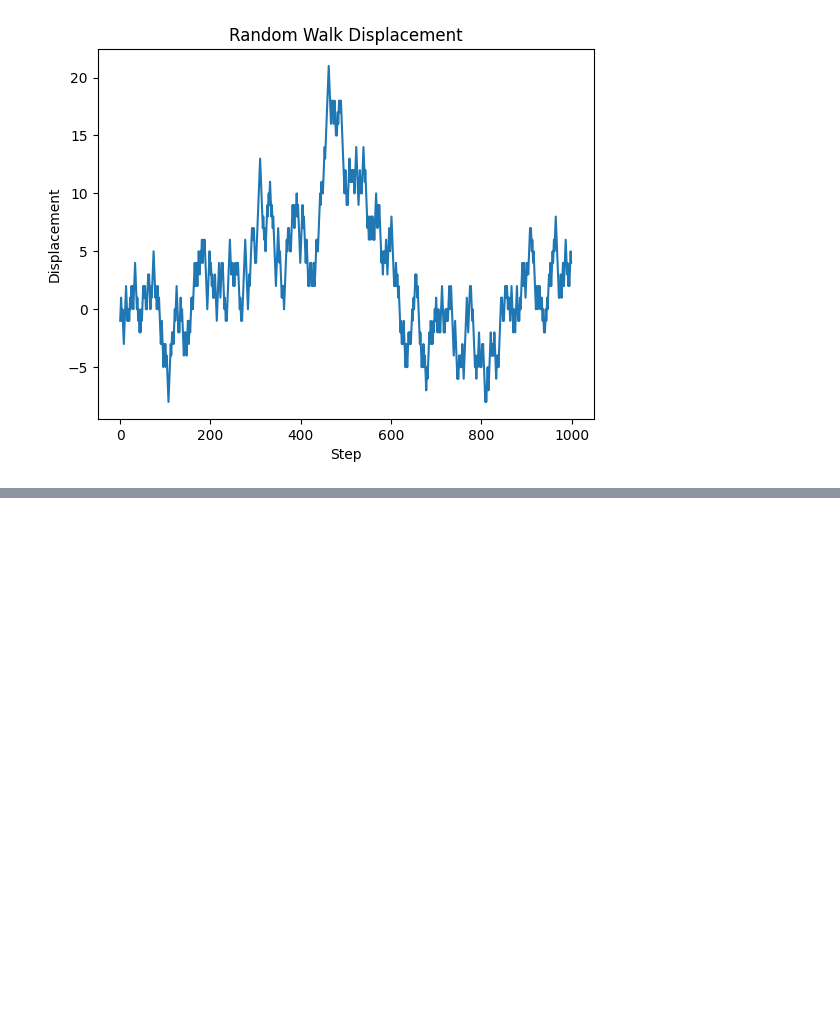
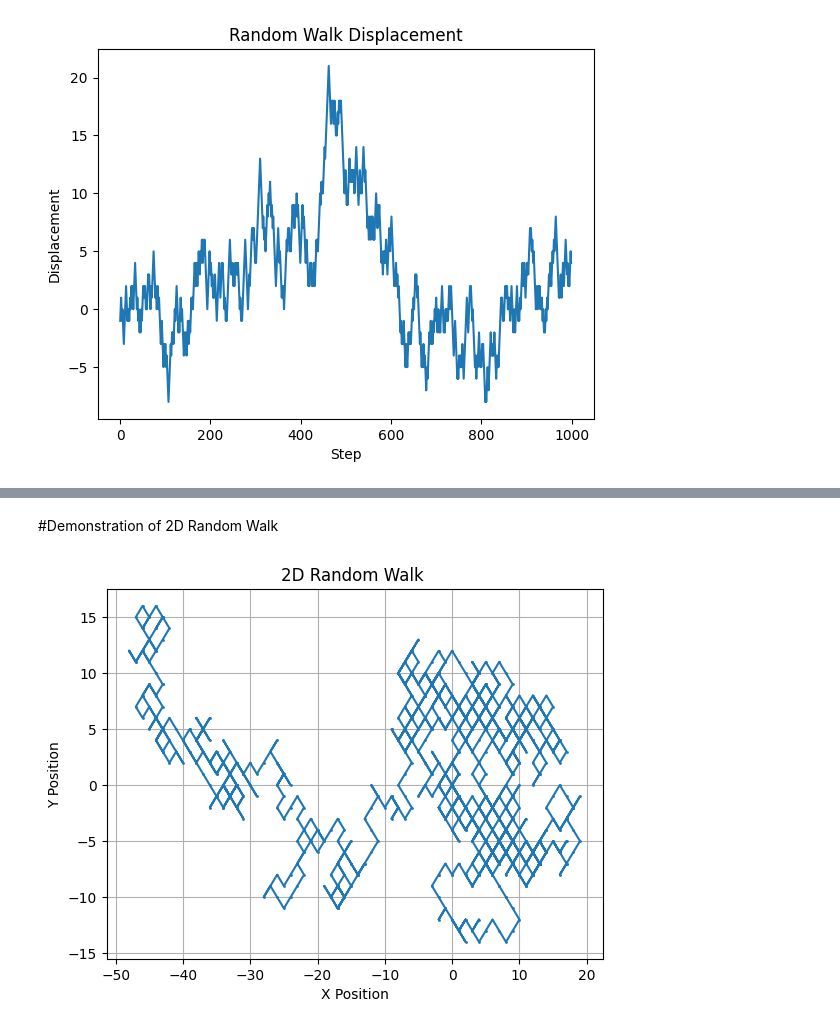
Before and after one commit to Rk-Pudasaini/Monte_Carlo_Simulation, a Jupyter notebook: RandomWalk_Demonstration.ipynb, the cells around one changed output, grey strips where cells are left out. Saved outputs shown, nothing was run; the diff lists cells and outputs as text; code cells hidden in the pictures; blank space fills up the shorter version.

```diff
--- a/RandomWalk_Demonstration.ipynb
+++ b/RandomWalk_Demonstration.ipynb
@@ -82,0 +110,38 @@ plt.show()
+# %% [markdown]
+#Demonstration of 2D Random Walk
+# %%
+def random_walk_2d(steps):
+    # Initial position at the origin (0, 0)
+    x_position, y_position = 0, 0
+    x_positions, y_positions = [x_position], [y_position]
+
+    # Generate random steps in x and y directions separately
+    for _ in range(steps):
+        x_step = np.random.choice([-1, 1])  # Randomly choose direction in x-axis: -1 (left) or 1 (right)
+        y_step = np.random.choice([-1, 1])  # Randomly choose direction in y-axis: -1 (down) or 1 (up)
+
+        # Update positions
+        x_position += x_step
+        y_position += y_step
+
+        # Append positions to lists
+        x_positions.append(x_position)
+        y_positions.append(y_position)
+
+    return x_positions, y_positions
+
+# Number of steps in the random walk
+steps = 1000
+
+# Perform random walk in 2D
+x_positions, y_positions = random_walk_2d(steps)
+
+# Plot the random walk with marker points
+plt.plot(x_positions, y_positions, marker='o', markersize=1, linestyle='-')
+plt.title('2D Random Walk ')
+plt.xlabel('X Position')
+plt.ylabel('Y Position')
+plt.grid(True)
+plt.show()
+# %% [output]
+[figure, added]
```
Also changed, not shown: parts of 3 cells of this notebook.
